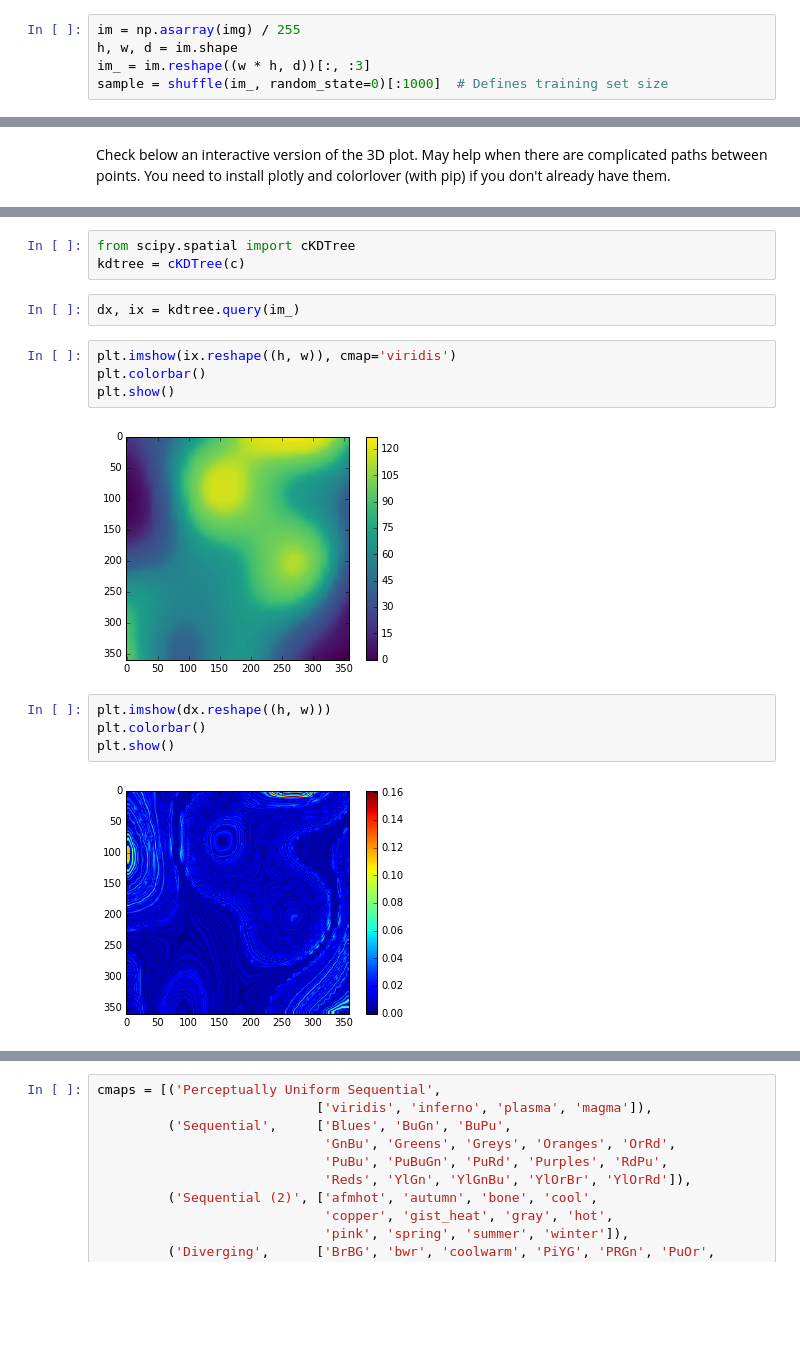
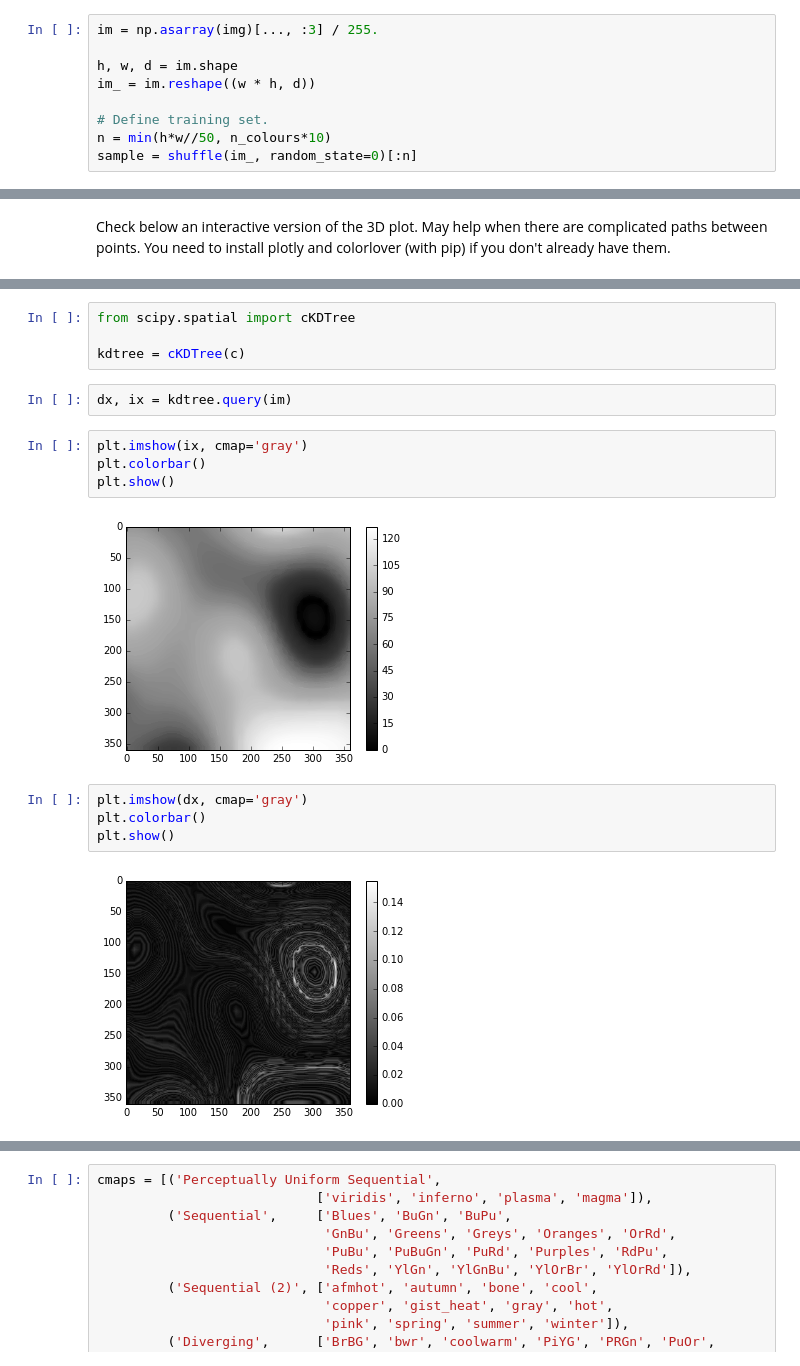
Before and after one commit to kwinkunks/rainbow, a Jupyter notebook: notebooks/Guessing_colourmaps.ipynb, the cells around one changed output, grey strips where cells are left out. Drawn from its saved outputs; the diff is of its cells as text; blank space fills up the shorter version.

```diff
--- a/notebooks/Guessing_colourmaps.ipynb
+++ b/notebooks/Guessing_colourmaps.ipynb
@@ -121,7 +135,11 @@ n_colours = 128
 from sklearn.cluster import KMeans
 from sklearn.utils import shuffle
 # %%
-im = np.asarray(img) / 255
+im = np.asarray(img)[..., :3] / 255.
+
 h, w, d = im.shape
-im_ = im.reshape((w * h, d))[:, :3]
-sample = shuffle(im_, random_state=0)[:1000]  # Defines training set size
+im_ = im.reshape((w * h, d))
+
+# Define training set.
+n = min(h*w//50, n_colours*10)
+sample = shuffle(im_, random_state=0)[:n]
@@ -366,21 +382,22 @@ iplot(fig, show_link=False)
 [interactive output not drawn]
 # %%
 from scipy.spatial import cKDTree
+
 kdtree = cKDTree(c)
 # %%
-dx, ix = kdtree.query(im_)
+dx, ix = kdtree.query(im)
 # %%
-plt.imshow(ix.reshape((h, w)), cmap='viridis')
+plt.imshow(ix, cmap='gray')
 plt.colorbar()
 plt.show()
 # %% [output]
-[figure, old version]
+[figure, new version]
 # %%
-plt.imshow(dx.reshape((h, w)))
+plt.imshow(dx, cmap='gray')
 plt.colorbar()
 plt.show()
 # %% [output]
-[figure, old version]
+[figure, new version]
 # %%
 fig = plt.figure(figsize=(18, 5))
 
```
Also changed, not shown: parts of 25 cells of this notebook, 3 other files.
